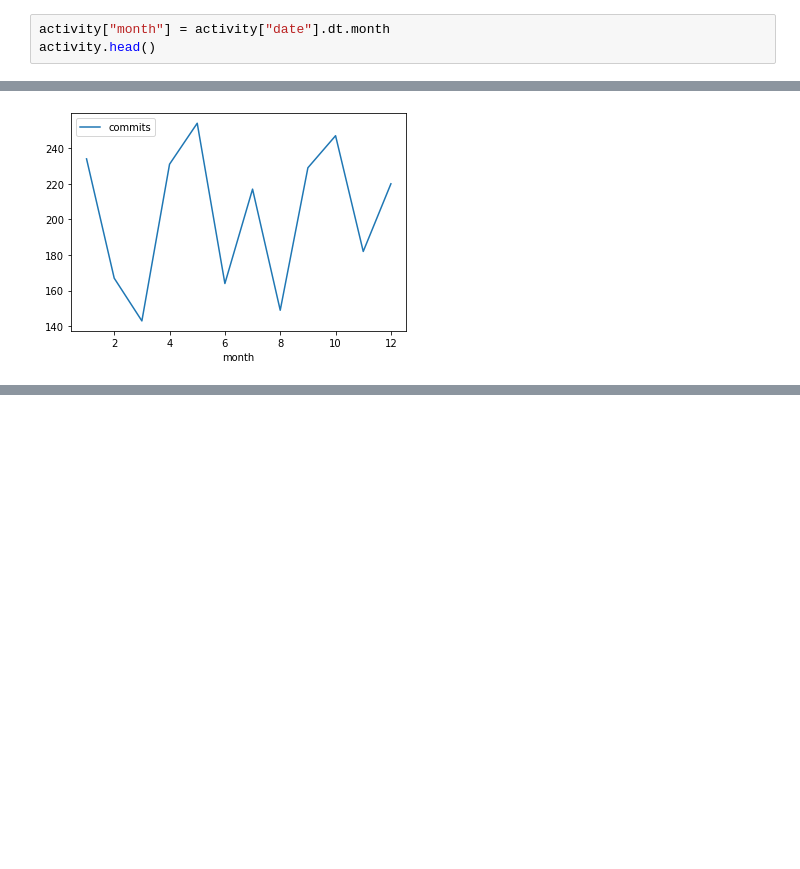
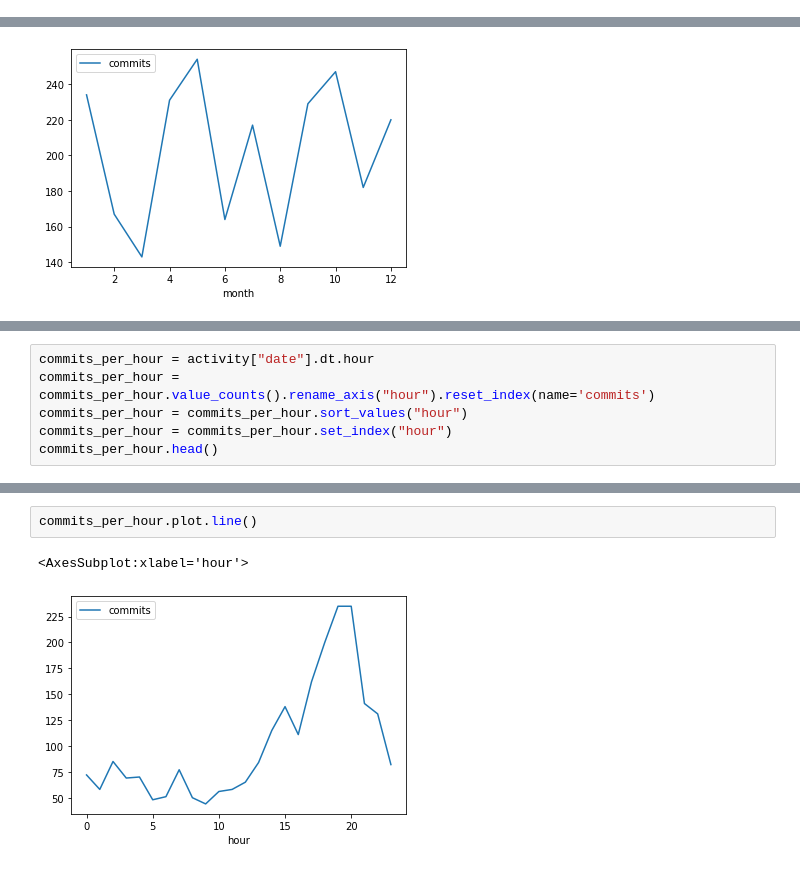
Before and after one commit to Bernardo-MG/jupyter-notebook-example, a Jupyter notebook: git/git_activity.ipynb, the cells around one changed output, grey strips where cells are left out. Cells and saved outputs as stored; diff of their text form; blank space fills up the shorter version.

```diff
--- a/git/git_activity.ipynb
+++ b/git/git_activity.ipynb
@@ -92,3 +87,0 @@ Now we try the same by month.
-# %%
-activity["month"] = activity["date"].dt.month
-activity.head()
@@ -120,0 +109,6 @@ commits_per_month.plot.line()
+# %%
+commits_per_hour = activity["date"].dt.hour
+commits_per_hour = commits_per_hour.value_counts().rename_axis("hour").reset_index(name='commits')
+commits_per_hour = commits_per_hour.sort_values("hour")
+commits_per_hour = commits_per_hour.set_index("hour")
+commits_per_hour.head()
@@ -120,0 +123,5 @@ commits_per_month.plot.line()
+# %%
+commits_per_hour.plot.line()
+# %% [output]
+<AxesSubplot:xlabel='hour'>
+[figure, added]
```
Also changed, not shown: parts of 5 cells of this notebook.
